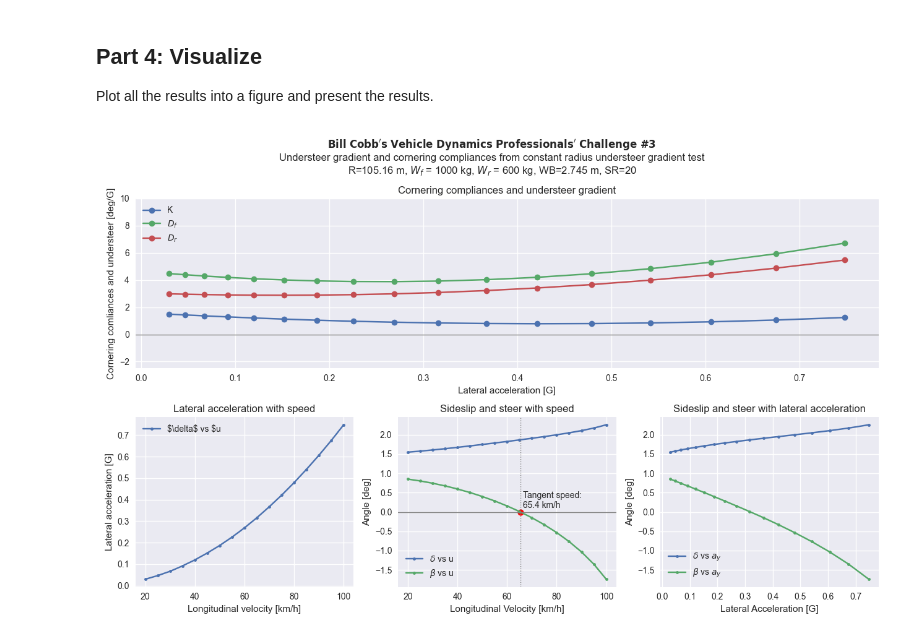
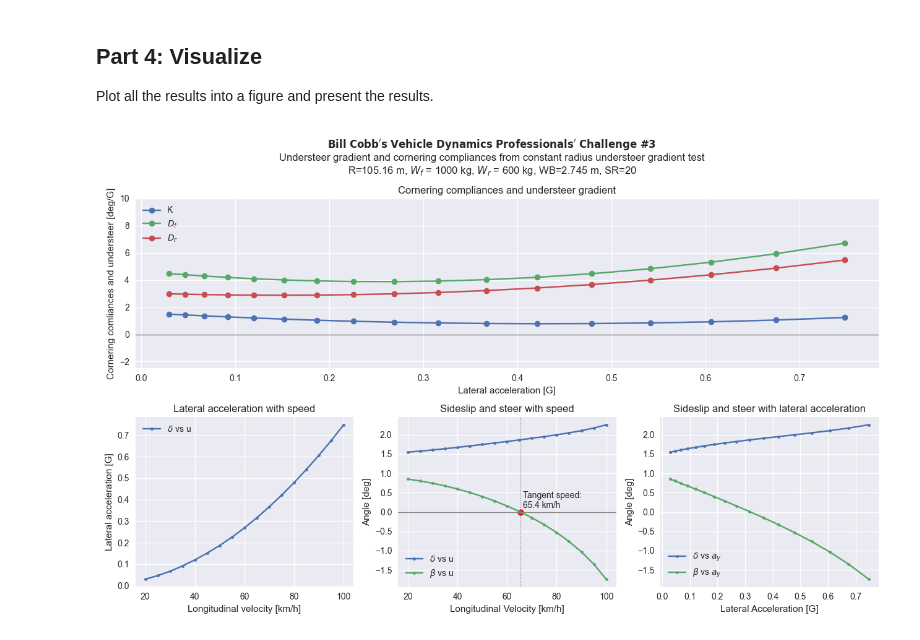
Before and after one commit to kktse/billcobb_challenge_a, a Jupyter notebook: python/challenge_3.ipynb, the cells around one changed output. Cells and saved outputs as stored; diff of their text form; code cells hidden in the pictures.

Commit message:
Resolved a missing LaTeX math bracket preventing correct rendering of legend labels

```diff
--- a/python/challenge_3.ipynb
+++ b/python/challenge_3.ipynb
@@ -398,32 +398,32 @@ ax3.set_xlabel("Longitudinal Velocity [km/h]")
 ax3.legend()
 
 # Axis - steering and sideslip vs latg
 ax4.plot(sdf[COLUMN_LATACC], sdf[COLUMN_DELTA], marker=".", label=r"$\delta$ vs $a_y$")
 ax4.plot(sdf[COLUMN_LATACC], sdf[COLUMN_BETA], marker=".", label=r"$\beta$ vs $a_y$")
 ax4.set_title("Sideslip and steer with lateral acceleration")
 ax4.set_xlabel("Lateral Acceleration [G]")
 ax4.set_ylabel(r"Angle [deg]")
 ax4.legend()
 
 # Axis - steering and sideslip vs speed
-ax2.plot(sdf[COLUMN_SPEED], sdf[COLUMN_LATACC], marker=".", label=r"$\delta$ vs $u")
+ax2.plot(sdf[COLUMN_SPEED], sdf[COLUMN_LATACC], marker=".", label=r"$\delta$ vs u")
 ax2.set_title("Lateral acceleration with speed")
 ax2.set_xlabel("Longitudinal velocity [km/h]")
 ax2.set_ylabel(r"Lateral acceleration [G]")
 ax2.legend()
 
 
 # Global title
 plt.suptitle(
     r"$\mathbf{Bill\ Cobb's\ Vehicle\ Dynamics\ Professionals'\ Challenge\ \#3}$"
     + "\n"
     + "Understeer gradient and cornering compliances from constant radius understeer gradient test"
     + "\n"
     + f"R={radius:.2f} m, "
     + r"$W_f$ = 1000 kg, $W_r$ = 600 kg, WB=2.745 m, SR=20"
 )
 
 fig.tight_layout()
 plt.show()
 # %% [output]
-[figure, old version]
+[figure, new version]
```
